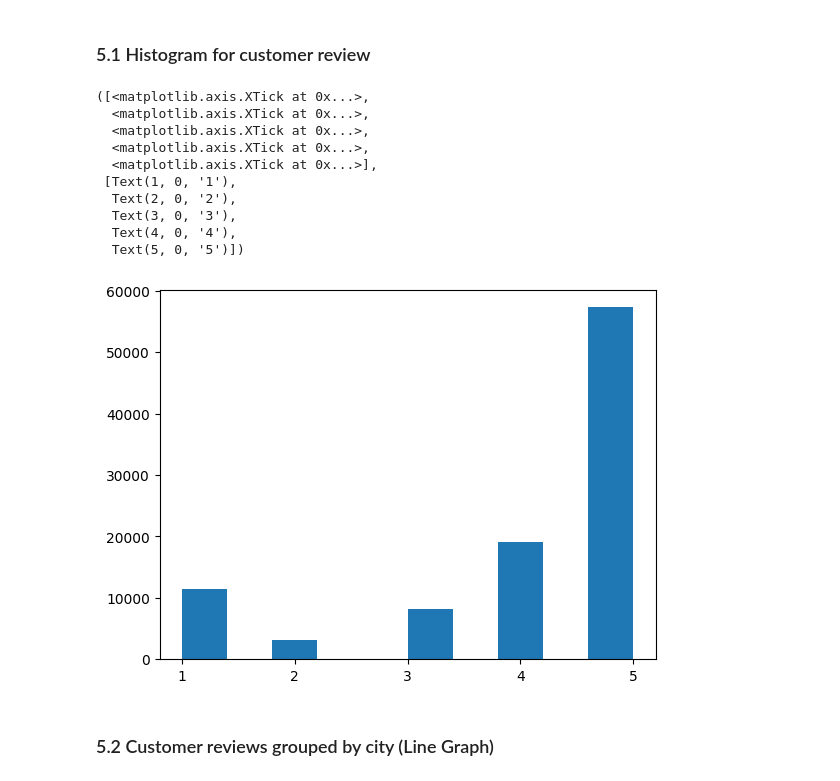
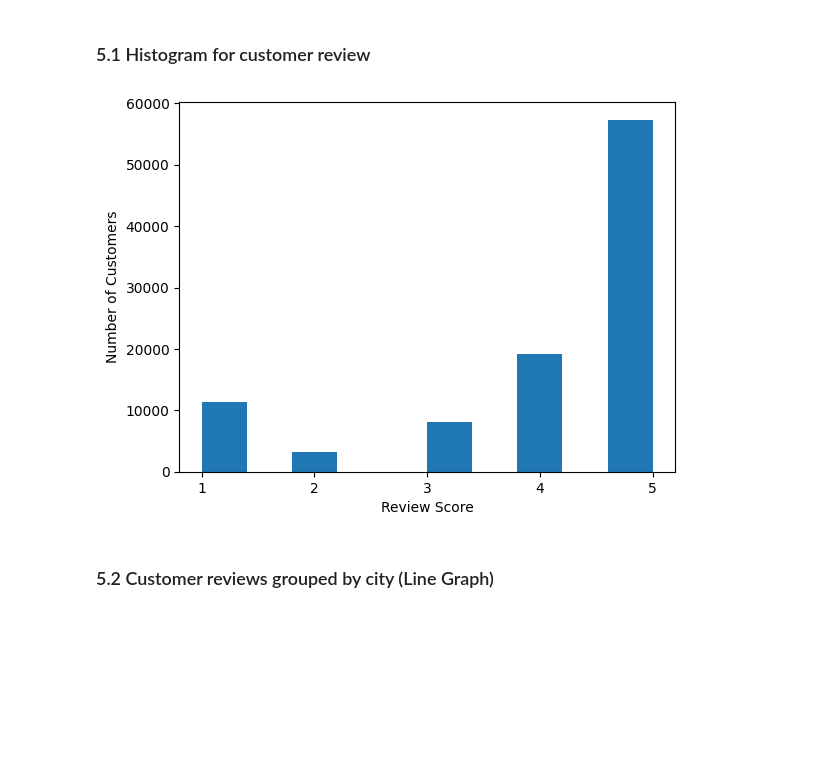
Before and after one commit to AumGupta/dav-project, a Jupyter notebook: project.ipynb, the cells around one changed output. Drawn from its saved outputs; the diff is of its cells as text; code cells hidden in the pictures; blank space fills up the shorter version.

```diff
--- a/project.ipynb
+++ b/project.ipynb
@@ -318,19 +318,10 @@ order_reviews.head()
 # %%
 plt.hist(order_reviews['review_score'])
 plt.xticks([1,2,3,4,5])
 plt.xlabel('Review Score')
-plt.ylabel('')
+plt.ylabel('Number of Customers')
+plt.show()
 # %% [output]
-([<matplotlib.axis.XTick at 0x...>,
-  <matplotlib.axis.XTick at 0x...>,
-  <matplotlib.axis.XTick at 0x...>,
-  <matplotlib.axis.XTick at 0x...>,
-  <matplotlib.axis.XTick at 0x...>],
- [Text(1, 0, '1'),
-  Text(2, 0, '2'),
-  Text(3, 0, '3'),
-  Text(4, 0, '4'),
-  Text(5, 0, '5')])
-[figure, old version]
+[figure, new version]
 # %% [markdown]
 ### 5.2 Customer reviews grouped by city (Line Graph)
```
Also changed, not shown: parts of 5 cells of this notebook.
